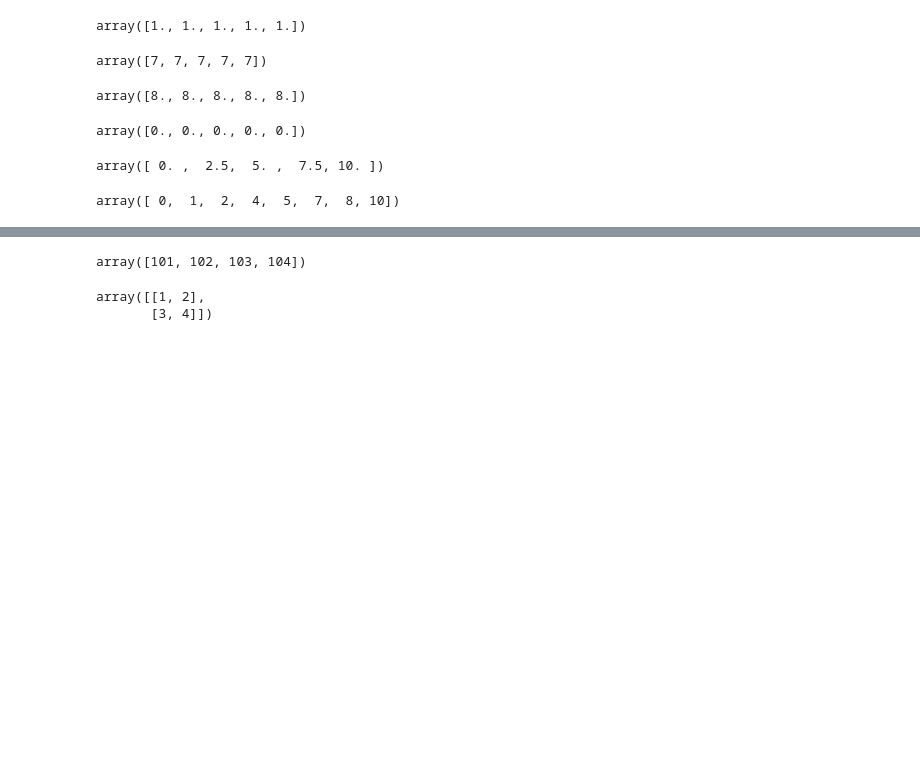
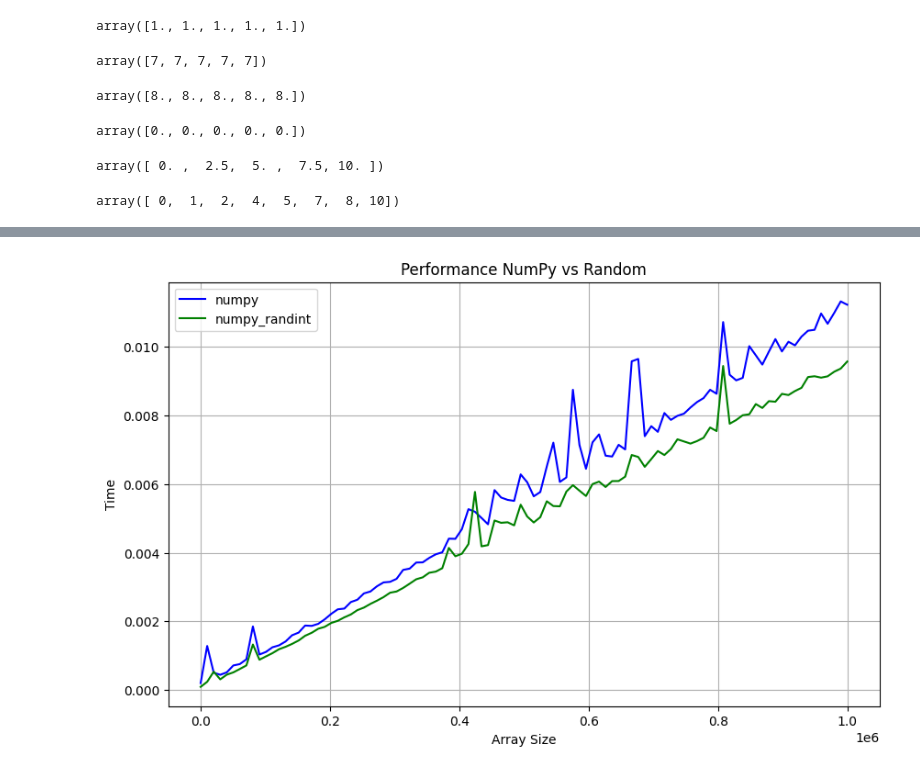
Before and after one commit to ppabam/reverse-proxy, a Jupyter notebook: note/numpy-basic.ipynb, the cells around one changed output, grey strips where cells are left out. Drawn from its saved outputs; the diff is of its cells as text; code cells hidden in the pictures; blank space fills up the shorter version.

```diff
--- a/note/numpy-basic.ipynb
+++ b/note/numpy-basic.ipynb
@@ -174,9 +108,71 @@ int64
-# %%
-arr + 100
-# %% [output]
-array([101, 102, 103, 104])
-# %%
-arr.reshape(2,2)
-# %% [output]
-array([[1, 2],
-       [3, 4]])
+# %%
+import numpy as np
+import random
+import time
+import matplotlib.pyplot as plt
+import gc
+
+# NumPy 기반 함수 randint
+def gen_r_array_choices_numpy_randint(N):
+    a = np.random.randint(0, 101, size=N)
+    b = np.random.randint(0, 101, size=N)
+    return a, b
+
+# NumPy 기반 함수 choice
+def gen_r_array_choices_numpy(N):
+    a = np.random.choice(range(101), size=N)
+    b = np.random.choice(range(101), size=N)
+    return a, b
+
+# Python random 기반 함수
+def gen_r_array_choices(N):
+    a = random.choices(range(101), k=N)
+    b = random.choices(range(101), k=N)
+    return a, b
+
+# 고차 함수: 실행 시간 측정
+def measure_time(func, N, runs=1):
+    times = []
+    for _ in range(runs):
+        start = time.perf_counter()
+        func(N)
+        times.append(time.perf_counter() - start)
+    return np.mean(times)
+
+# 테스트할 N 값 생성 (1부터 1,000,000까지 100개 간격)
+N_values = np.linspace(1, 1_000_000, 100, dtype=int)
+# N_values = np.linspace(1, 1_000, 100, dtype=int)
+
+# 각 함수의 실행 시간 저장용 리스트
+numpy_times = []
+numpy_times_randint = []
+random_times = []
+
+# 각 N 값 테스트 시간 측정값 배열에 저장
+for N in N_values:
+    # NumPy 함수 테스트
+    nt = measure_time(gen_r_array_choices_numpy, N)
+    numpy_times.append(nt)
+
+    # NumPy 함수 테스트
+    nt_ri = measure_time(gen_r_array_choices_numpy_randint, N)
+    numpy_times_randint.append(nt_ri)
+
+    # random 함수 테스트
+    rt = measure_time(gen_r_array_choices, N)
+    random_times.append(rt)
+
+# 선그래프 그리기
+plt.figure(figsize=(10, 6))
+plt.plot(N_values, numpy_times, label='numpy', color='blue')
+plt.plot(N_values, numpy_times_randint, label='numpy_randint', color='green')
+# plt.plot(N_values, random_times, label='random', color='red')
+plt.xlabel('Array Size')
+plt.ylabel('Time')
+plt.title('Performance NumPy vs Random')
+plt.legend()
+plt.grid(True)
+
+plt.show()
+# %% [output]
+[figure, added]
```
Also changed, not shown: parts of 13 cells of this notebook.
